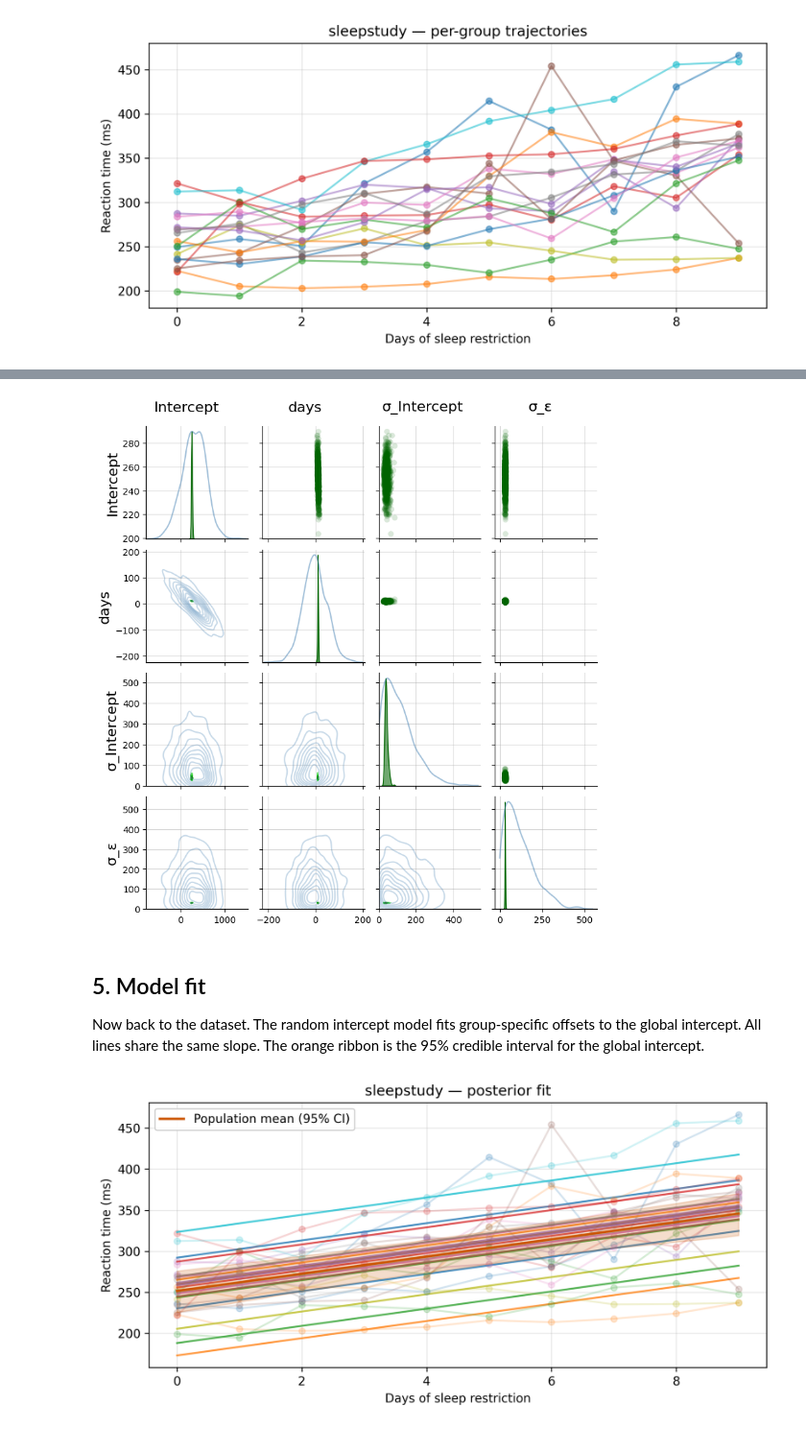
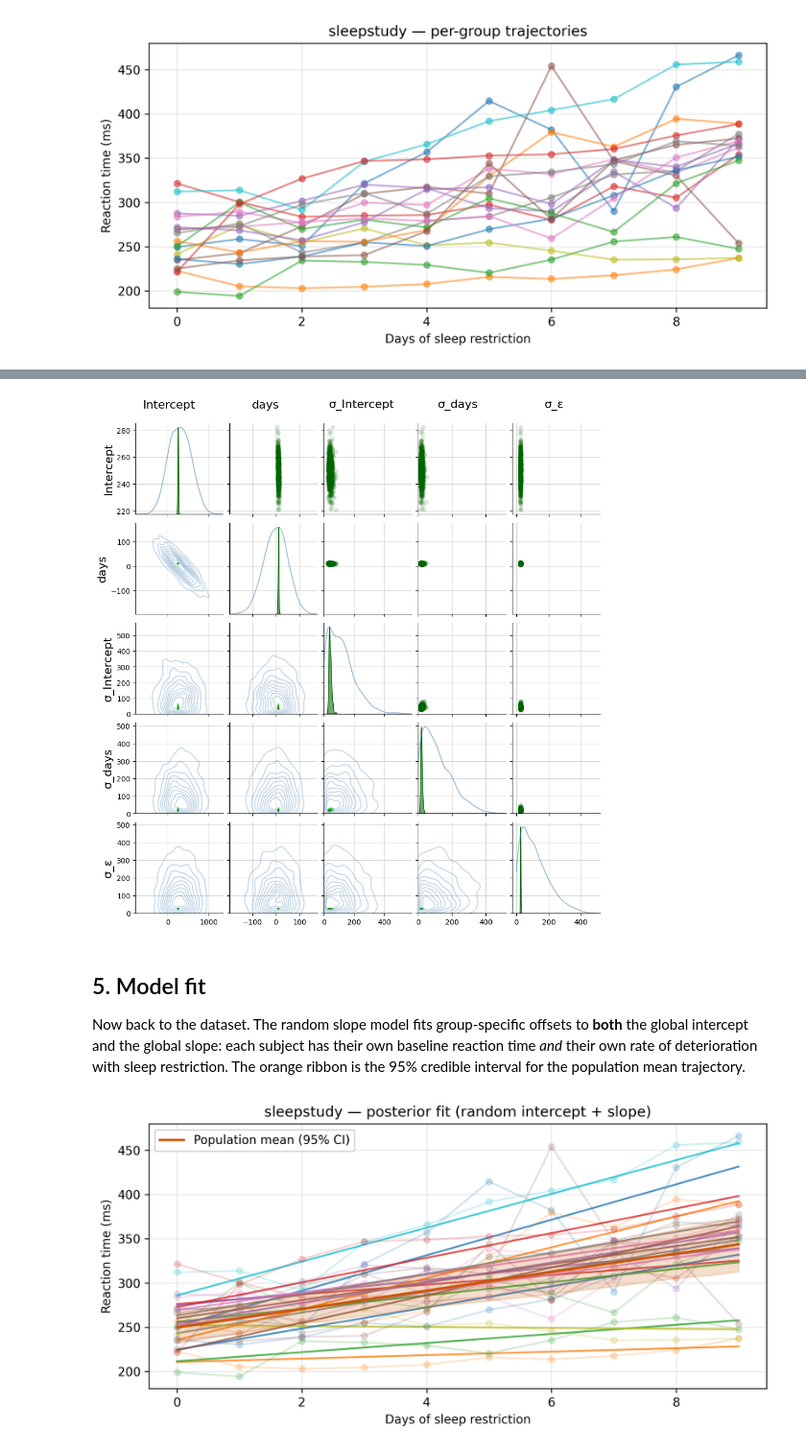
Before and after one commit to adkipnis/metabeta, a Jupyter notebook: demos/intro.ipynb, the cells around one changed output, grey strips where cells are left out. Shown at 96% size. Cells and saved outputs as stored; diff of their text form; code cells hidden in the pictures.

Commit message:
random slope model

```diff
--- a/demos/intro.ipynb
+++ b/demos/intro.ipynb
@@ -51,7 +53,7 @@ returns 1000 posterior draws in under a second.
 # %%
 result = mb.sample(
     df,
-    formula='y ~ Days + (1 | group)',
+    formula='y ~ Days + (Days | group)',
     fit_preprocessor=True,
     n_samples=1000,
     diagnostics=True,
@@ -133,42 +137,47 @@ The prior shows a negative correlation between intercept and Days slope [[3]](#n
 # %%
 mb.plotParameters(result, with_prior=True, height=2.0);
 # %% [output]
-[figure, old version]
+[figure, new version]
 # %% [markdown]
 ## 5. Model fit
 
-Now back to the dataset. The random intercept model fits group-specific offsets to the global intercept.
-All lines share the same slope.
-The orange ribbon is the 95% credible interval for the global intercept.
+Now back to the dataset. The random slope model fits group-specific offsets to **both** the
+global intercept and the global slope: each subject has their own baseline reaction time *and*
+their own rate of deterioration with sleep restriction.
+The orange ribbon is the 95% credible interval for the population mean trajectory.
 # %%
 si = result.scale_info
 ffx = si.to_original_scale(result.proposal.ffx[0]).numpy()  # (S, d)
 rfx = result.proposal.rfx[0].numpy()                         # (m, S, q)
+x_std_days = float(si.x_stds[1])    # SD of Days used for standardization
+x_mean_days = float(si.x_means[1])  # mean of Days used for standardization
 days = np.linspace(df["Days"].min(), df["Days"].max(), 100)
 
 pop = ffx[:, 0:1] + ffx[:, 1:2] * days          # (S, 100)
 pop_lo, pop_hi = np.percentile(pop, [2.5, 97.5], axis=0)
 
 fig, ax = plt.subplots(figsize=(8, 4), dpi=300)
 for i, (_, grp) in enumerate(df.groupby("group")):  # sorted order matches rfx
     line, = ax.plot(grp["Days"], grp["y"], "o-", alpha=0.2, lw=1.5, ms=5)
-    intercept_i = (ffx[:, 0] + rfx[i, :, 0]).mean()
-    ax.plot(days, intercept_i + ffx[:, 1].mean() * days,
+    # group-specific slope and intercept (back-transformed from standardized rfx)
+    slope_i = (ffx[:, 1] + rfx[i, :, 1] / x_std_days).mean()
+    intercept_i = (ffx[:, 0] + rfx[i, :, 0] - rfx[i, :, 1] / x_std_days * x_mean_days).mean()
+    ax.plot(days, intercept_i + slope_i * days,
             color=line.get_color(), lw=1.5, alpha=0.8)
 
 ax.fill_between(days, pop_lo, pop_hi, color="#CC5500", alpha=0.20, zorder=3)
 ax.plot(days, np.mean(pop, axis=0), color="#CC5500", lw=2.0, zorder=4,
         label="Population mean (95% CI)")
 ax.set_xlabel("Days of sleep restriction")
 ax.set_ylabel("Reaction time (ms)")
-ax.set_title("sleepstudy — posterior fit")
+ax.set_title("sleepstudy — posterior fit (random intercept + slope)")
 ax.legend(framealpha=0.9)
 ax.grid(alpha=0.3)
 ax.set_axisbelow(True)
 plt.tight_layout()
 plt.show()
 # %% [output]
-[figure, old version]
+[figure, new version]
 # %% [markdown]
 <a id="notes"></a>
 
```
Also changed, not shown: parts of 8 cells of this notebook, 2 other files.
